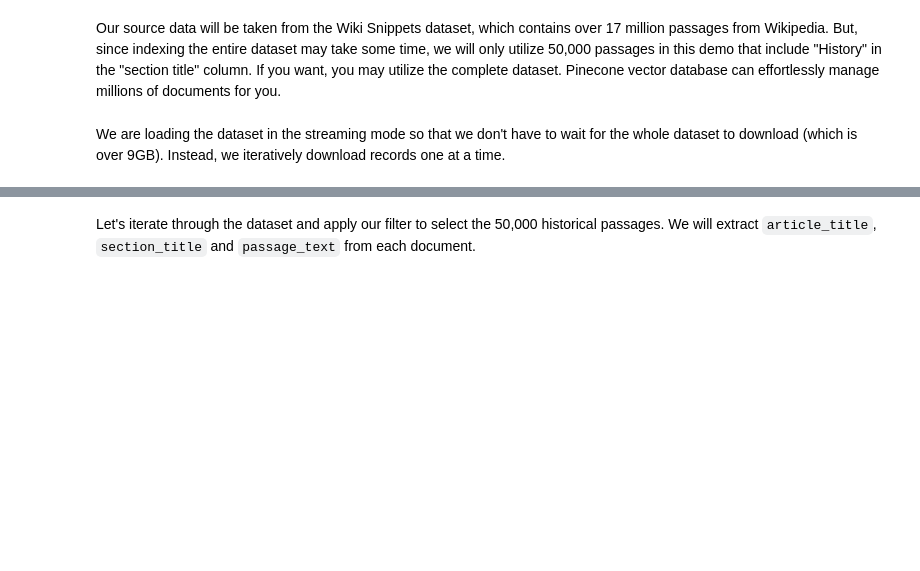
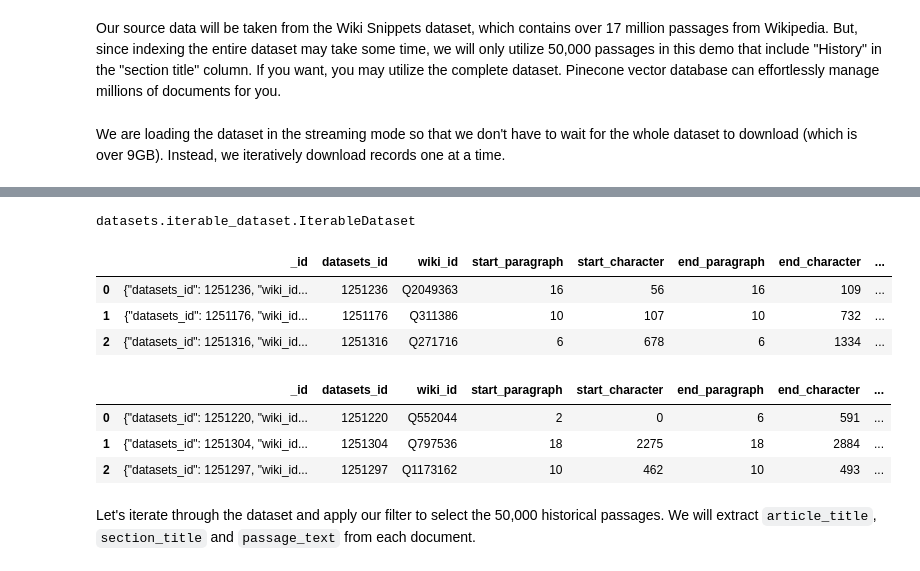
Before and after one commit to ironhack-labs/lab-abstractive-question-answering, a Jupyter notebook: lab-abstractive-question-answering.ipynb, the cells around one changed output, grey strips where cells are left out. Drawn from its saved outputs; the diff is of its cells as text; code cells hidden in the pictures; blank space fills up the shorter version.

```diff
--- a/lab-abstractive-question-answering.ipynb
+++ b/lab-abstractive-question-answering.ipynb
@@ -50,2 +68,15 @@ next(iter(wiki_data))
+# %%
+type(wiki_data)
+# %% [output]
+datasets.iterable_dataset.IterableDataset
+# %%
+preview_df = pd.DataFrame(list(wiki_data.take(3)))
+
+preview_df.head()
+# %% [output]
+|  | _id | datasets_id | wiki_id | start_paragraph | start_character | end_paragraph | end_character | ... |
+| 0 | {"datasets_id": 1251236, "wiki_id... | 1251236 | Q2049363 | 16 | 56 | 16 | 109 | ... |
+| 1 | {"datasets_id": 1251176, "wiki_id... | 1251176 | Q311386 | 10 | 107 | 10 | 732 | ... |
+| 2 | {"datasets_id": 1251316, "wiki_id... | 1251316 | Q271716 | 6 | 678 | 6 | 1334 | ... |
 # %%
 # filter only documents with History as section_title - Replace None with your code
@@ -53,3 +87,12 @@ history = None
+# %%
+preview_history = pd.DataFrame(list(history.take(3)))
+
+preview_history.head()
+# %% [output]
+|  | _id | datasets_id | wiki_id | start_paragraph | start_character | end_paragraph | end_character | ... |
+| 0 | {"datasets_id": 1251220, "wiki_id... | 1251220 | Q552044 | 2 | 0 | 6 | 591 | ... |
+| 1 | {"datasets_id": 1251304, "wiki_id... | 1251304 | Q797536 | 18 | 2275 | 18 | 2884 | ... |
+| 2 | {"datasets_id": 1251297, "wiki_id... | 1251297 | Q1173162 | 10 | 462 | 10 | 493 | ... |
 # %% [markdown]
 Let's iterate through the dataset and apply our filter to select the 50,000 historical passages. We will extract `article_title`, `section_title` and `passage_text` from each document.
 # %%
```
Also changed, not shown: parts of 12 cells of this notebook.
